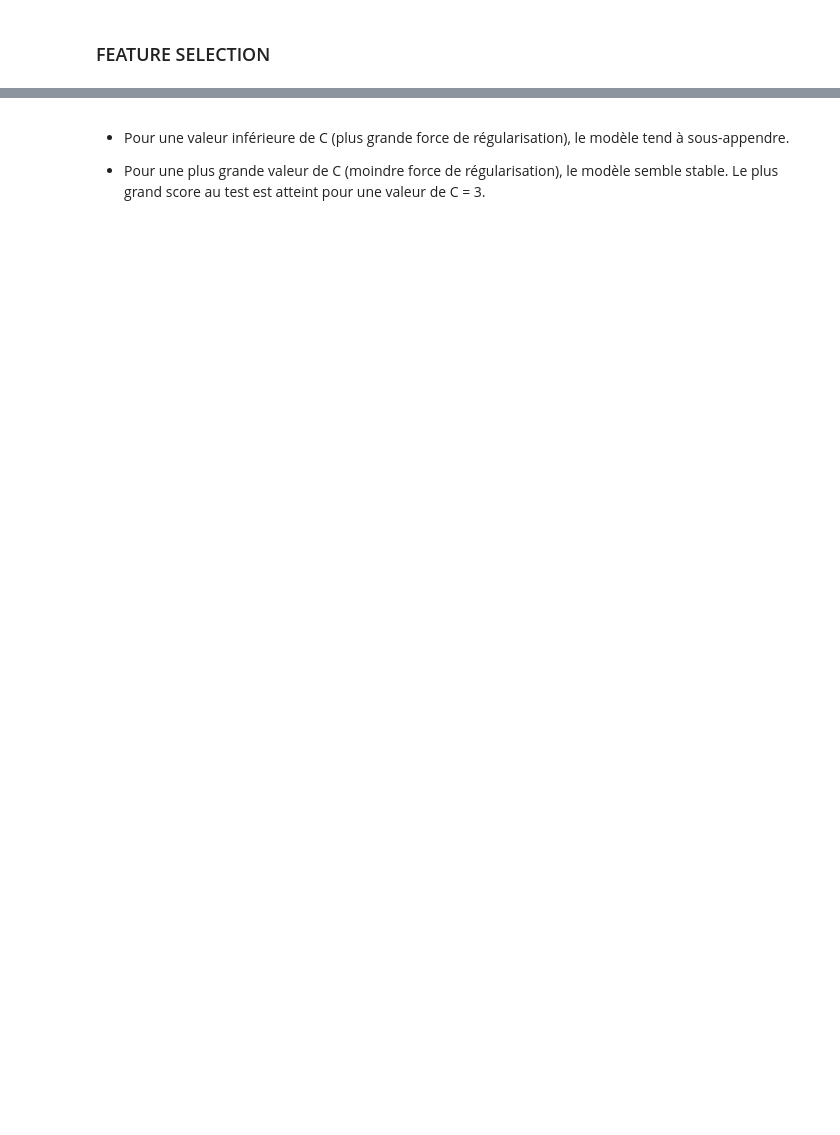
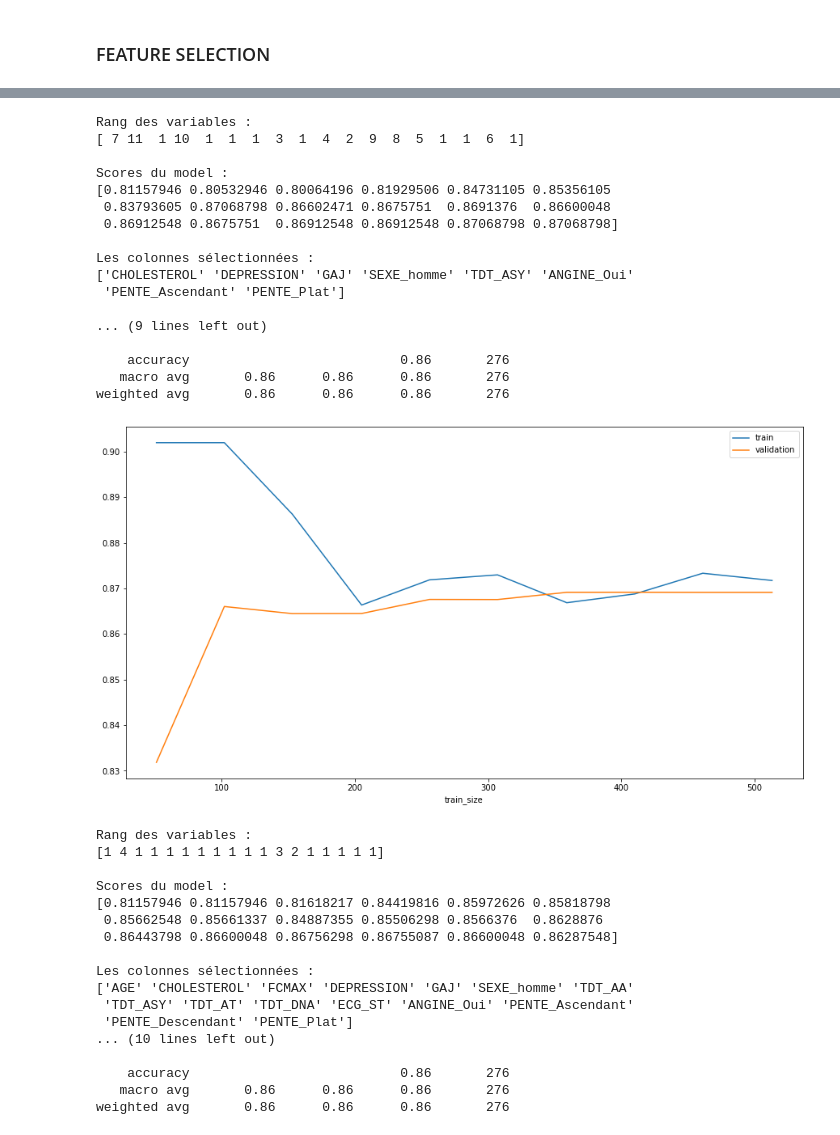
Before and after one commit to Emmanuel-Kouakou/preprocessing_review, a Jupyter notebook: preprocessing.ipynb, the cells around one changed output, grey strips where cells are left out. Drawn from its saved outputs; the diff is of its cells as text; code cells hidden in the pictures; blank space fills up the shorter version.

```diff
--- a/preprocessing.ipynb
+++ b/preprocessing.ipynb
@@ -373,8 +405,2 @@ Choix du modèle LogisticRegression pour ma classification.
 # %% [markdown]
 ### FEATURE SELECTION
-# %%
-# Utilisation de la fonction RFECV
-selector = RFECV(model_3, step=1, min_features_to_select=1, cv=5)
-selector.fit(X_train, y_train)
-print(selector.ranking_)
-print(selector.grid_scores_)
@@ -466,4 +417,66 @@ plt.show()
-# %% [markdown]
-- Pour une valeur inférieure de C (plus grande force de régularisation), le modèle tend à sous-appendre.
-
-- Pour une plus grande valeur de C (moindre force de régularisation), le modèle semble stable. Le plus grand score au test est atteint pour une valeur de C = 3.
+# %%
+def feature_selection(model, X_train, X_test):
+
+    ## UTILISATION DE LA SELECTION DE FEATURES DE FACON RECURSIVE
+    selector = RFECV(model, step=1, min_features_to_select=1, cv=5)
+    selector.fit(X_train, y_train)
+
+    ## Affichage des rangs et des scores
+    print("Rang des variables : ")
+    print(selector.ranking_)
+    print("")
+
+    print("Scores du model : ")
+    print(selector.grid_scores_)
+    print("")
+
+    ## SELECTION DE COLONNES
+    colonne_selectioner = np.array(X_train.columns)[selector.get_support()]
+    print("Les colonnes sélectionnées : ")
+    print(colonne_selectioner)
+    print("")
+
+    ## RECONSTITUTION DE MON DATASET AVEC LES COLONNES SELECTIONNEES
+    X_train_review, X_test_review = X_train[colonne_selectioner], X_test[colonne_selectioner]
+
+    return X_train_review, X_test_review
+# %%
+for model in (model_2, model_3):
+    X_train_review, X_test_review = feature_selection(model, X_train, X_test)
+    evaluation(model, X_train_review, y_train, X_test_review, y_test)
+# %% [output]
+Rang des variables :
+[ 7 11  1 10  1  1  1  3  1  4  2  9  8  5  1  1  6  1]
+
+Scores du model :
+[0.81157946 0.80532946 0.80064196 0.81929506 0.84731105 0.85356105
+ 0.83793605 0.87068798 0.86602471 0.8675751  0.8691376  0.86600048
+ 0.86912548 0.8675751  0.86912548 0.86912548 0.87068798 0.87068798]
+
+Les colonnes sélectionnées :
+['CHOLESTEROL' 'DEPRESSION' 'GAJ' 'SEXE_homme' 'TDT_ASY' 'ANGINE_Oui'
+ 'PENTE_Ascendant' 'PENTE_Plat']
+
+... (9 lines left out)
+
+    accuracy                           0.86       276
+   macro avg       0.86      0.86      0.86       276
+weighted avg       0.86      0.86      0.86       276
+[figure, added]
+Rang des variables :
+[1 4 1 1 1 1 1 1 1 1 1 3 2 1 1 1 1 1]
+
+Scores du model :
+[0.81157946 0.81157946 0.81618217 0.84419816 0.85972626 0.85818798
+ 0.85662548 0.85661337 0.84887355 0.85506298 0.8566376  0.8628876
+ 0.86443798 0.86600048 0.86756298 0.86755087 0.86600048 0.86287548]
+
+Les colonnes sélectionnées :
+['AGE' 'CHOLESTEROL' 'FCMAX' 'DEPRESSION' 'GAJ' 'SEXE_homme' 'TDT_AA'
+ 'TDT_ASY' 'TDT_AT' 'TDT_DNA' 'ECG_ST' 'ANGINE_Oui' 'PENTE_Ascendant'
+ 'PENTE_Descendant' 'PENTE_Plat']
+... (10 lines left out)
+
+    accuracy                           0.86       276
+   macro avg       0.86      0.86      0.86       276
+weighted avg       0.86      0.86      0.86       276
```
Also changed, not shown: parts of 33 cells of this notebook.
